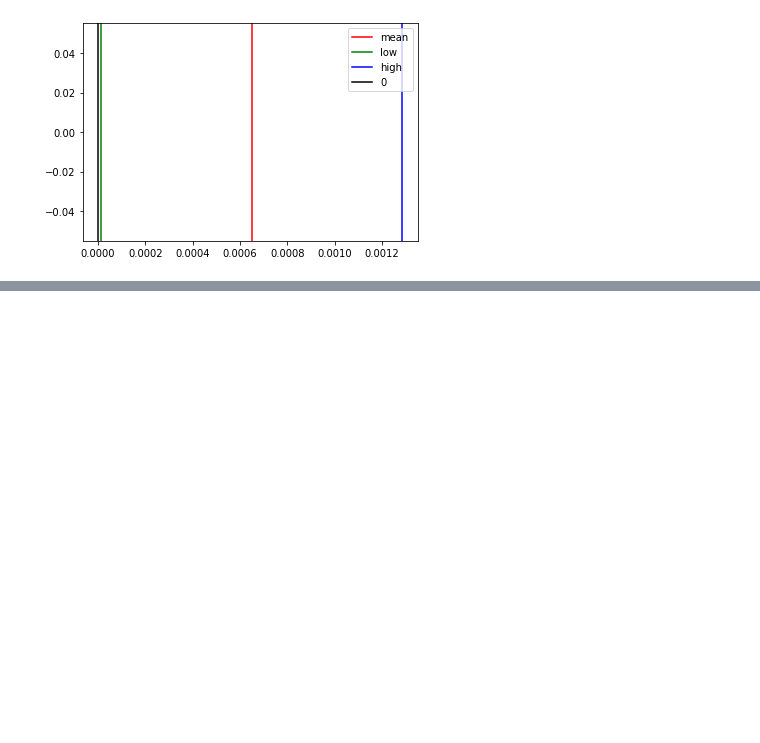
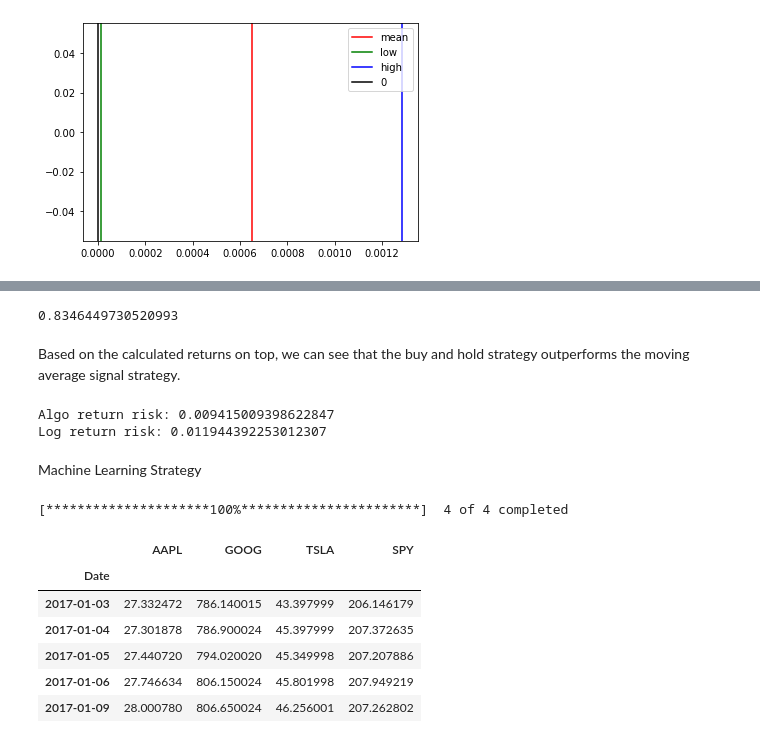
Before and after one commit to MoMus2000/Finance, a Jupyter notebook: FinancialEngineering.ipynb, the cells around one changed output, grey strips where cells are left out. Cells and saved outputs as stored; diff of their text form; code cells hidden in the pictures; blank space fills up the shorter version.

```diff
--- a/FinancialEngineering.ipynb
+++ b/FinancialEngineering.ipynb
@@ -226,0 +490,28 @@ plt.plot()
+# %%
+data["Log Return"].sum()
+# %% [output]
+0.8346449730520993
+# %% [markdown]
+Based on the calculated returns on top, we can see that the buy and hold strategy outperforms the moving average signal strategy.
+# %%
+print(f"Algo return risk: {data['Algo Return'].std()}")
+print(f"Log return risk: {data['Log Return'].std()}")
+# %% [output]
+Algo return risk: 0.009415009398622847
+Log return risk: 0.011944392253012307
+# %% [markdown]
+Machine Learning Strategy
+# %%
+data_ml = download_data(['AAPL', 'GOOG', "TSLA", "SPY"], "5y", "1d")
+# %% [output]
+[*********************100%***********************]  4 of 4 completed
+# %%
+data_ml.head()
+# %% [output]
+|  | AAPL | GOOG | TSLA | SPY |
+| Date |  |  |  |  |
+| 2017-01-03 | 27.332472 | 786.140015 | 43.397999 | 206.146179 |
+| 2017-01-04 | 27.301878 | 786.900024 | 45.397999 | 207.372635 |
+| 2017-01-05 | 27.440720 | 794.020020 | 45.349998 | 207.207886 |
+| 2017-01-06 | 27.746634 | 806.150024 | 45.801998 | 207.949219 |
+| 2017-01-09 | 28.000780 | 806.650024 | 46.256001 | 207.262802 |
```
Also changed, not shown: parts of 50 cells of this notebook.
